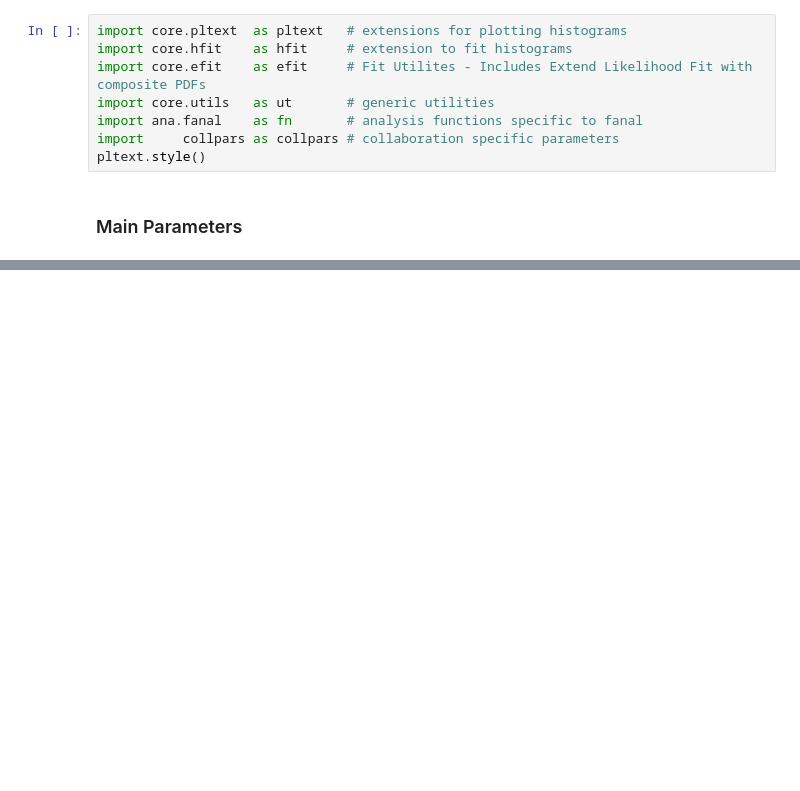
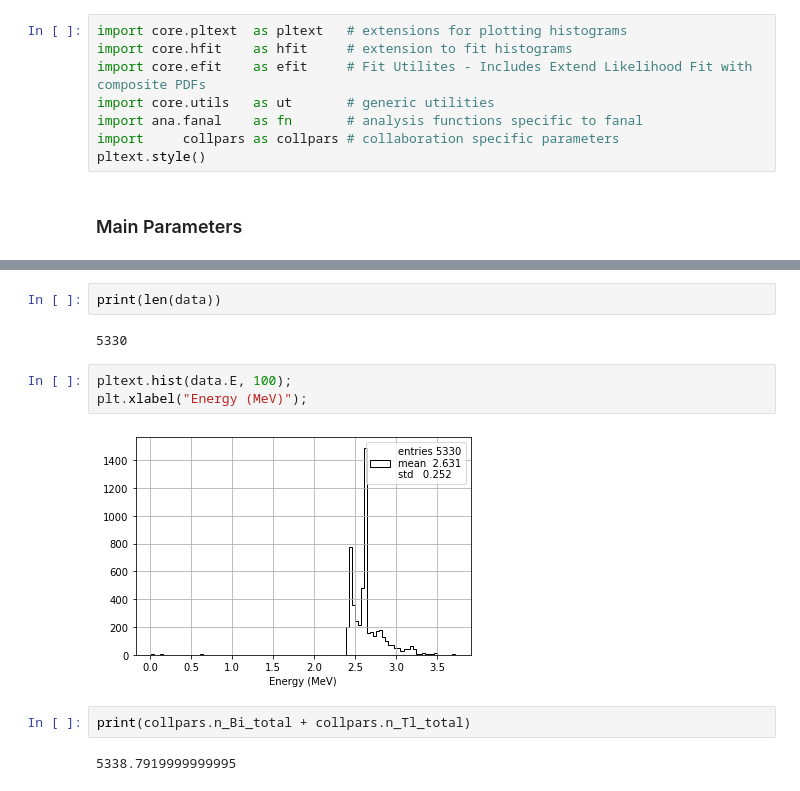
Before and after one commit to jahernando/USC-Fanal-v2, a Jupyter notebook: _sources/notebooks/guide/fanal_data_access.ipynb, the cells around one changed output, grey strips where cells are left out. Cells and saved outputs as stored; diff of their text form; blank space fills up the shorter version.

```diff
--- a/_sources/notebooks/guide/fanal_data_access.ipynb
+++ b/_sources/notebooks/guide/fanal_data_access.ipynb
@@ -113,3 +113,16 @@ Total events in data set  = 22063
+# %%
+print(len(data))
+# %% [output]
+5330
+# %%
+pltext.hist(data.E, 100);
+plt.xlabel("Energy (MeV)");
+# %% [output]
+[figure, added]
+# %%
+print(collpars.n_Bi_total + collpars.n_Tl_total)
+# %% [output]
+5338.7919999999995
 # %%
 mask1 = (data.E >= sel_erange[0]) & (data.E < sel_erange[1])
 
```
Also changed, not shown: parts of 6 cells of this notebook, 36 other files.
